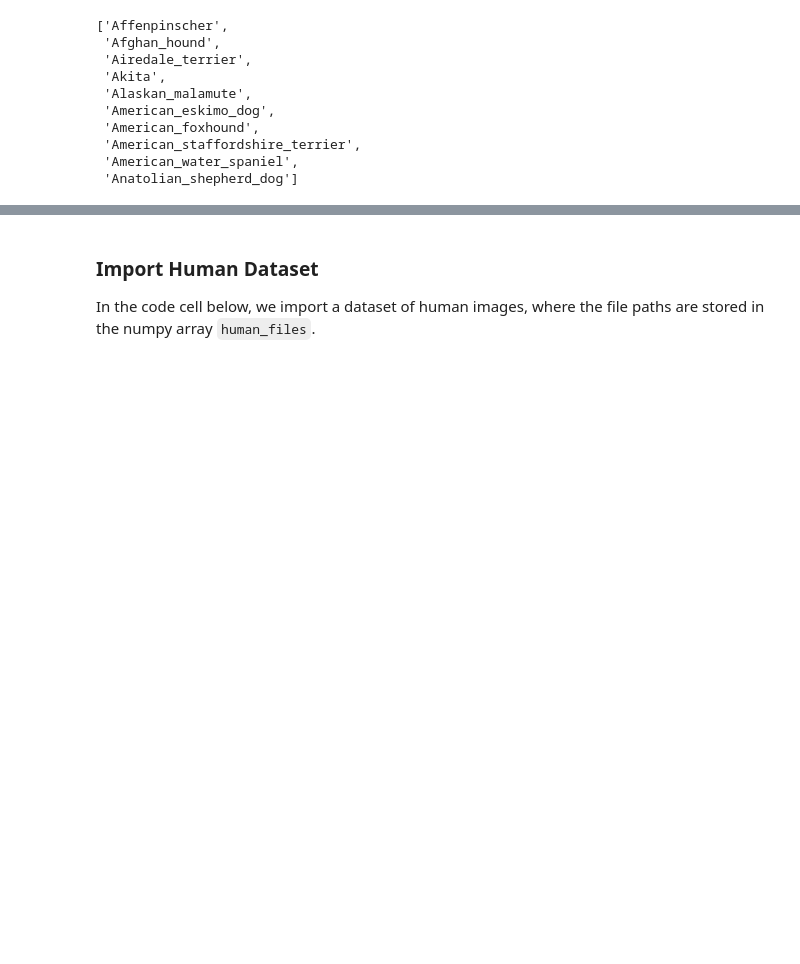
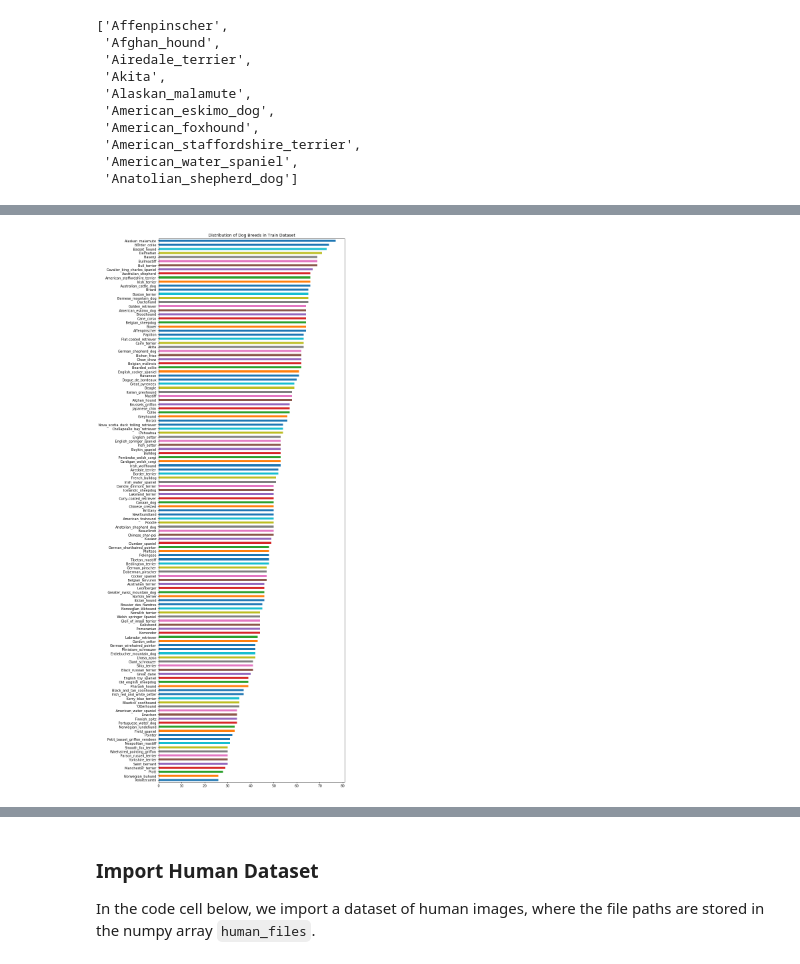
Before and after one commit to kaushalLimbachiyaa/Dog-Breed-Classificaiton-Using-Deep-Learning, a Jupyter notebook: dog_app.ipynb, the cells around one changed output, grey strips where cells are left out. Cells and saved outputs as stored; diff of their text form; code cells hidden in the pictures; blank space fills up the shorter version.

```diff
--- a/dog_app.ipynb
+++ b/dog_app.ipynb
@@ -107,0 +175,4 @@ dog_names[:10]
+# %%
+plot_dog_breed_dist(train_targets, 'Train', display_chart=True)
+# %% [output]
+[figure, added]
```
Also changed, not shown: parts of 37 cells of this notebook.
